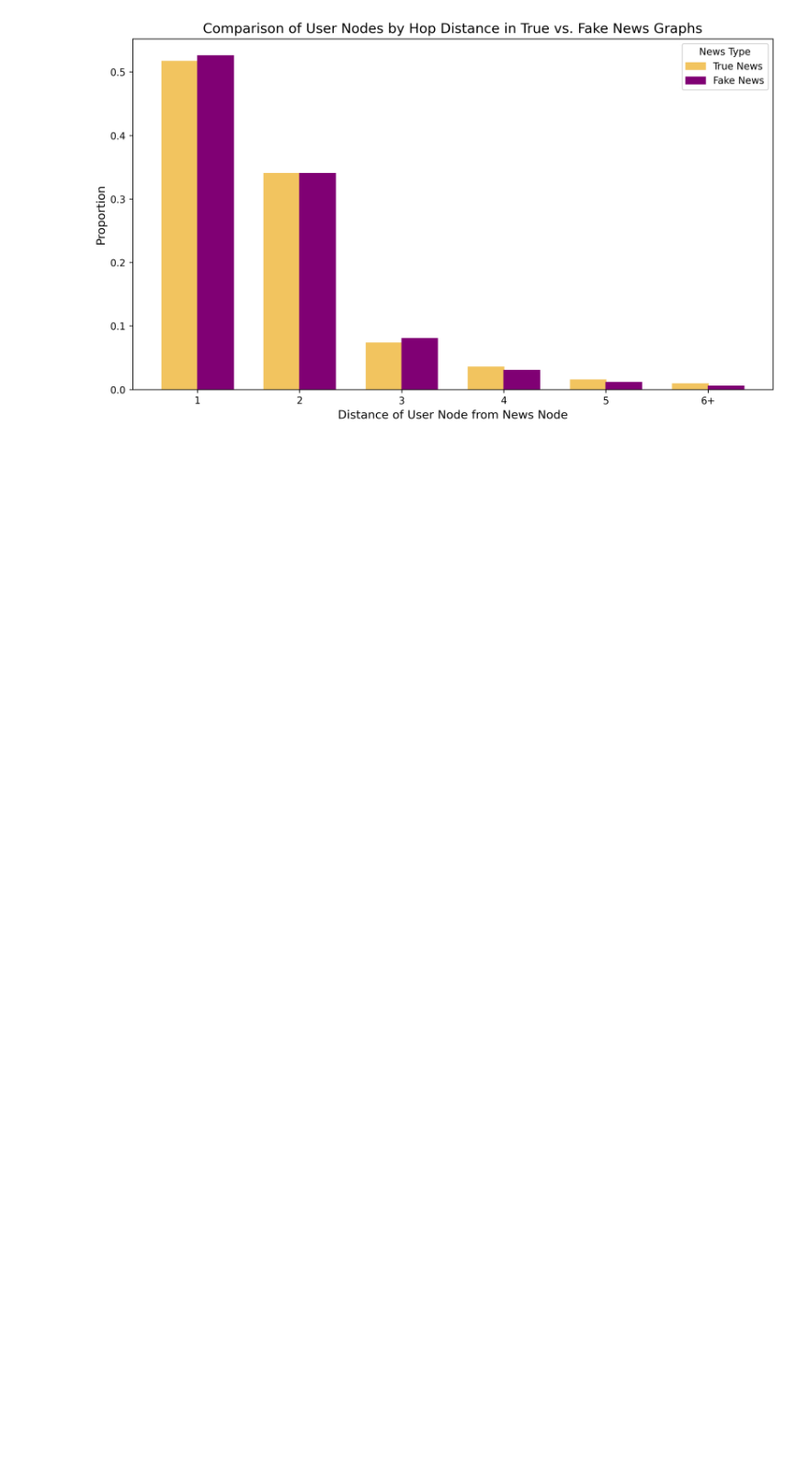
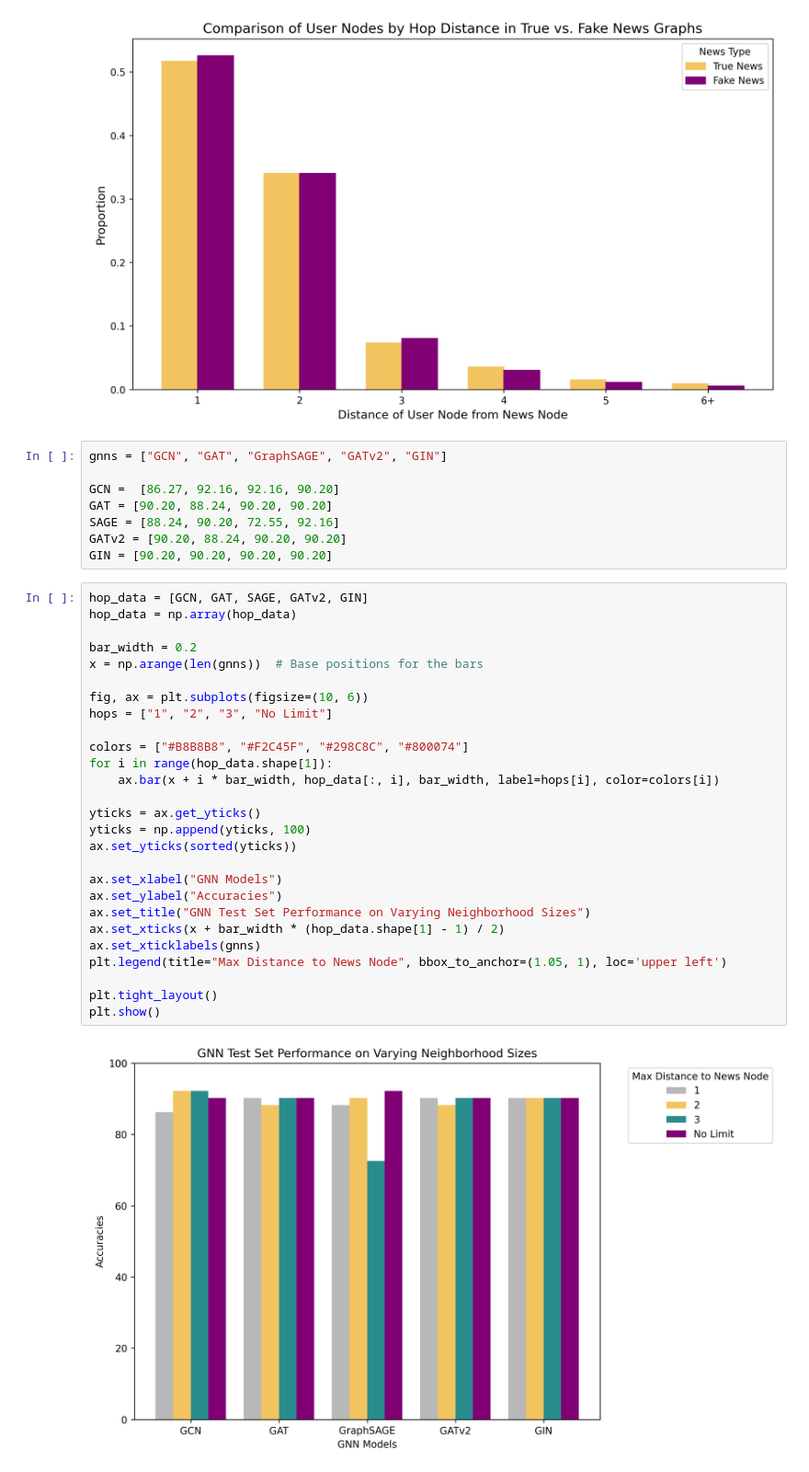
Before and after one commit to katezhang1234/Evaluating-GNNs, a Jupyter notebook: visualization/Neighborhood_stats.ipynb, the cells around one changed output. Shown at 92% size. Drawn from its saved outputs; the diff is of its cells as text; blank space fills up the shorter version.

Commit message:
Actually adding bar graph of accuracies on varying neighborhood sizes

```diff
--- a/visualization/Neighborhood_stats.ipynb
+++ b/visualization/Neighborhood_stats.ipynb
@@ -42,3 +42,40 @@ plt.tight_layout()
 plt.show()
 # %% [output]
 [figure]
+# %%
+gnns = ["GCN", "GAT", "GraphSAGE", "GATv2", "GIN"]
+
+GCN =  [86.27, 92.16, 92.16, 90.20]
+GAT = [90.20, 88.24, 90.20, 90.20]
+SAGE = [88.24, 90.20, 72.55, 92.16]
+GATv2 = [90.20, 88.24, 90.20, 90.20]
+GIN = [90.20, 90.20, 90.20, 90.20]
+# %%
+hop_data = [GCN, GAT, SAGE, GATv2, GIN]
+hop_data = np.array(hop_data)
+
+bar_width = 0.2
+x = np.arange(len(gnns))  # Base positions for the bars
+
+fig, ax = plt.subplots(figsize=(10, 6))
+hops = ["1", "2", "3", "No Limit"]
+
+colors = ["#B8B8B8", "#F2C45F", "#298C8C", "#800074"]
+for i in range(hop_data.shape[1]):
+    ax.bar(x + i * bar_width, hop_data[:, i], bar_width, label=hops[i], color=colors[i])
+
+yticks = ax.get_yticks()
+yticks = np.append(yticks, 100)
+ax.set_yticks(sorted(yticks))
+
+ax.set_xlabel("GNN Models")
+ax.set_ylabel("Accuracies")
+ax.set_title("GNN Test Set Performance on Varying Neighborhood Sizes")
+ax.set_xticks(x + bar_width * (hop_data.shape[1] - 1) / 2)
+ax.set_xticklabels(gnns)
+plt.legend(title="Max Distance to News Node", bbox_to_anchor=(1.05, 1), loc='upper left')
+
+plt.tight_layout()
+plt.show()
+# %% [output]
+[figure, added]
```
